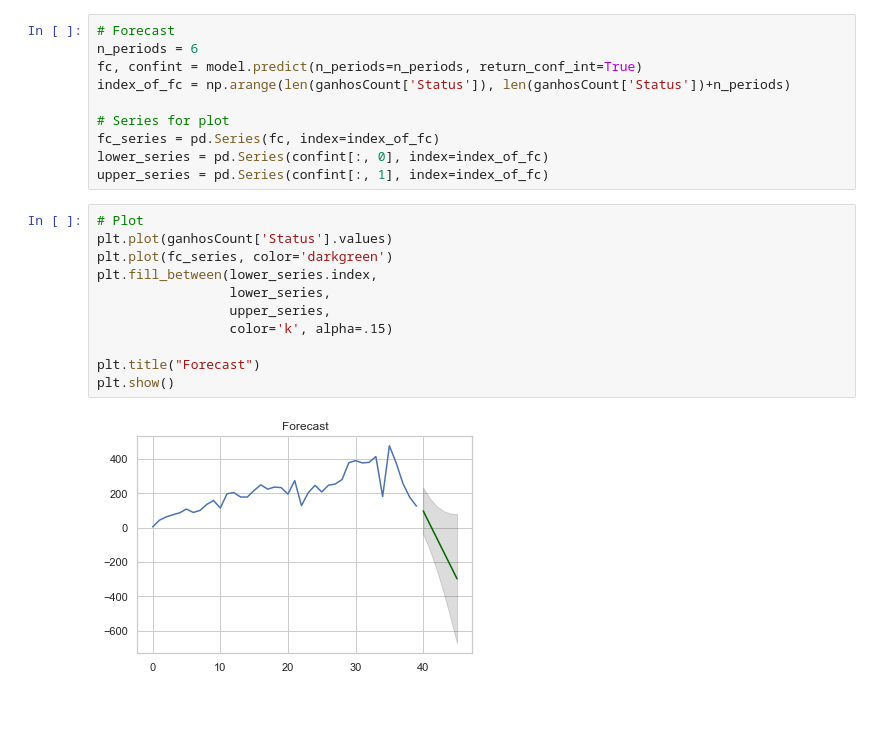
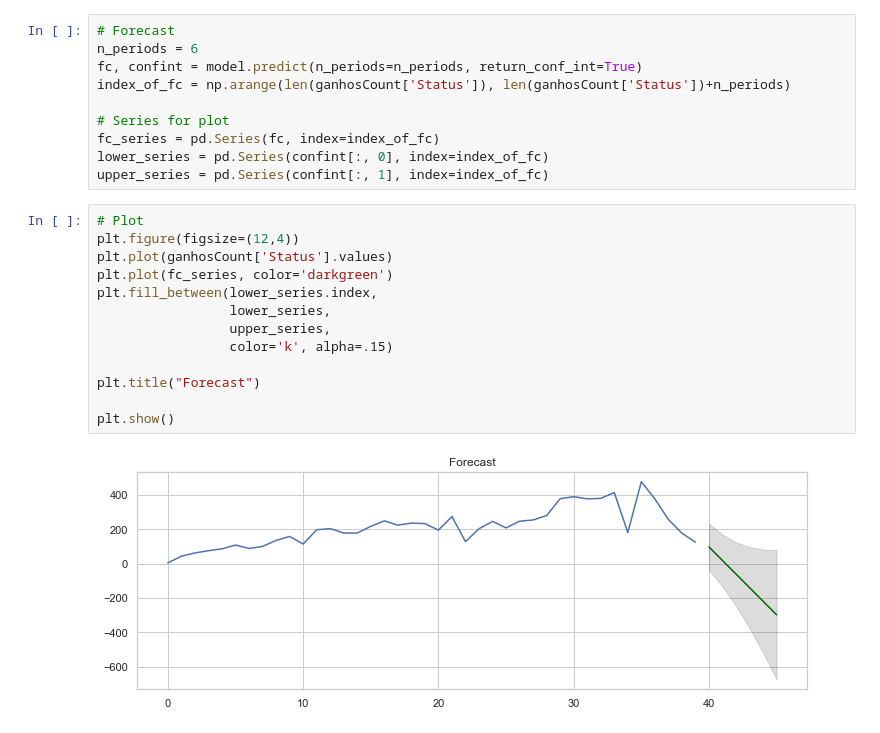
Before and after one commit to lunarti/Data-Challenge, a Jupyter notebook: parte 1.1.ipynb, the cells around one changed output. Cells and saved outputs as stored; diff of their text form.

```diff
--- a/parte 1.1.ipynb
+++ b/parte 1.1.ipynb
@@ -346,14 +346,16 @@ lower_series = pd.Series(confint[:, 0], index=index_of_fc)
 upper_series = pd.Series(confint[:, 1], index=index_of_fc)
 # %%
 # Plot
+plt.figure(figsize=(12,4))
 plt.plot(ganhosCount['Status'].values)
 plt.plot(fc_series, color='darkgreen')
 plt.fill_between(lower_series.index,
                  lower_series,
                  upper_series,
                  color='k', alpha=.15)
 
 plt.title("Forecast")
+
 plt.show()
 # %% [output]
-[figure, old version]
+[figure, new version]
```
Also changed, not shown: parts of 2 cells of this notebook, 1 other file.
